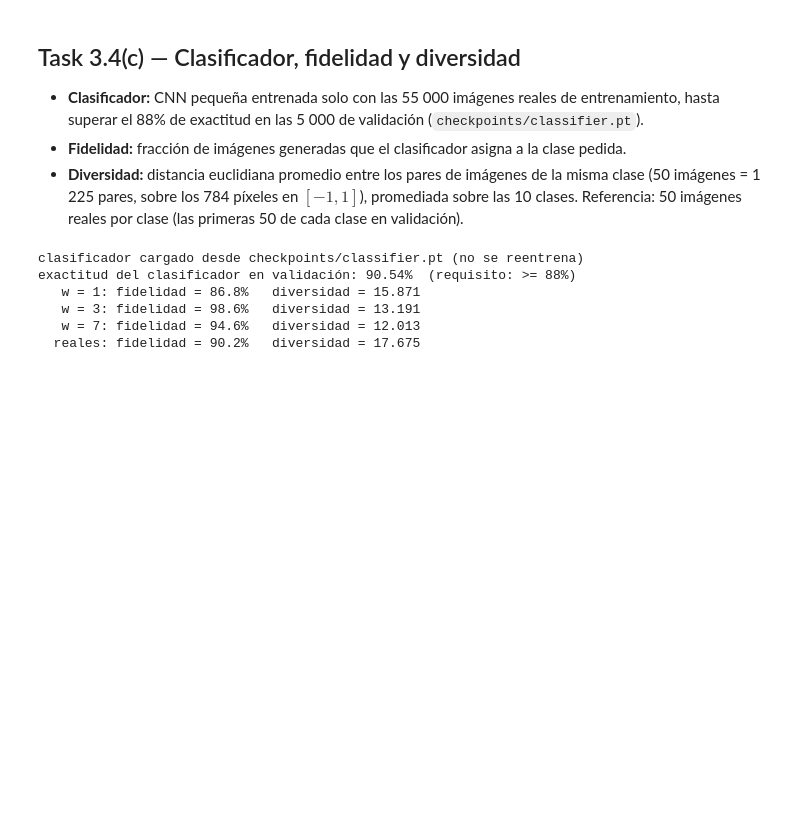
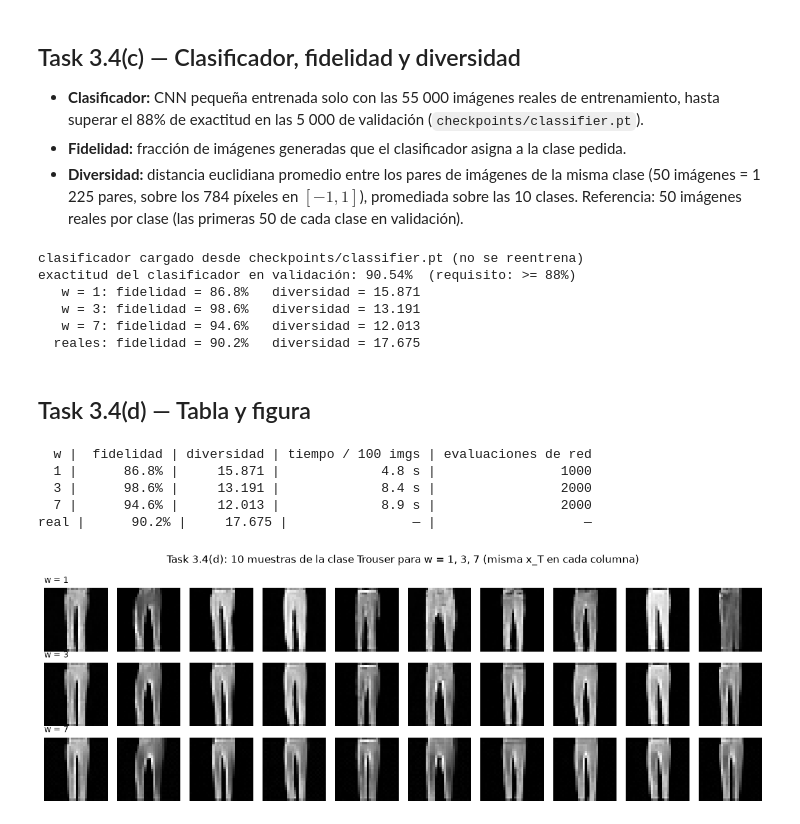
Before and after one commit to Branuvg/lab9_deep, a Jupyter notebook: lab9.ipynb, the cells around one changed output. Drawn from its saved outputs; the diff is of its cells as text; code cells hidden in the pictures; blank space fills up the shorter version.

Commit message:
feat(task3.4d): tabla y figura de muestras por w

```diff
--- a/lab9.ipynb
+++ b/lab9.ipynb
@@ -1201,3 +1201,36 @@ exactitud del clasificador en validación: 90.54%  (requisito: >= 88%)
    w = 3: fidelidad = 98.6%   diversidad = 13.191
    w = 7: fidelidad = 94.6%   diversidad = 12.013
   reales: fidelidad = 90.2%   diversidad = 17.675
+# %% [markdown]
+## Task 3.4(d) — Tabla y figura
+# %%
+# ---- Task 3.4(d): tabla y figura ----
+print(f"{'w':>3} | {'fidelidad':>10} | {'diversidad':>10} | {'tiempo / 100 imgs':>17} | {'evaluaciones de red':>19}")
+for w in W_VALUES:
+    s = samples[w]
+    print(f"{w:>3} | {100*metrics[w]['fid']:9.1f}% | {metrics[w]['div']:10.3f} | {s['time_per_100_s']:15.1f} s | {s['n_net_evals_per_image']:>19}")
+print(f"{'real':>3} | {100*metrics['real']['fid']:9.1f}% | {metrics['real']['div']:10.3f} |{'—':>17} |{'—':>20}")
+
+# clase de la figura: la de mayor caída de diversidad entre w = 1 y w = 7 (la que analiza la 3.5(a))
+drop_cls = [(metrics[1]["div_cls"][k] - metrics[7]["div_cls"][k]) / metrics[1]["div_cls"][k] for k in range(10)]
+k_fig = int(np.argmax(drop_cls))
+fig, axes = plt.subplots(len(W_VALUES), 10, figsize=(12, 4.2))
+for r, w in enumerate(W_VALUES):
+    xs_k = samples[w]["x"][samples[w]["y"] == k_fig][:10]      # las 10 del primer lote: misma x_T para los tres w
+    for j in range(10):
+        axes[r, j].imshow(xs_k[j, 0].numpy(), cmap="gray", vmin=-1, vmax=1); axes[r, j].axis("off")
+    axes[r, 0].set_title(f"w = {w}", loc="left", fontsize=10)
+plt.suptitle(f"Task 3.4(d): 10 muestras de la clase {CLASSES[k_fig]} para w = 1, 3, 7 (misma x_T en cada columna)", y=0.99)
+plt.tight_layout(); plt.savefig("figures/t3_4d_muestras_clase.png", dpi=150, bbox_inches="tight"); plt.show()
+RESULTS_T34["t3_4d"] = {"class_in_figure": CLASSES[k_fig],
+                        "table": [{"w": w, "fidelity": metrics[w]["fid"], "diversity": metrics[w]["div"],
+                                   "time_per_100_s": samples[w]["time_per_100_s"],
+                                   "n_net_evals": samples[w]["n_net_evals_per_image"]} for w in W_VALUES],
+                        "real_diversity": metrics["real"]["div"], "real_fidelity": metrics["real"]["fid"]}
+# %% [output]
+  w |  fidelidad | diversidad | tiempo / 100 imgs | evaluaciones de red
+  1 |      86.8% |     15.871 |             4.8 s |                1000
+  3 |      98.6% |     13.191 |             8.4 s |                2000
+  7 |      94.6% |     12.013 |             8.9 s |                2000
+real |      90.2% |     17.675 |                — |                   —
+[figure, added]
```
Also changed, not shown: 1 other file.
